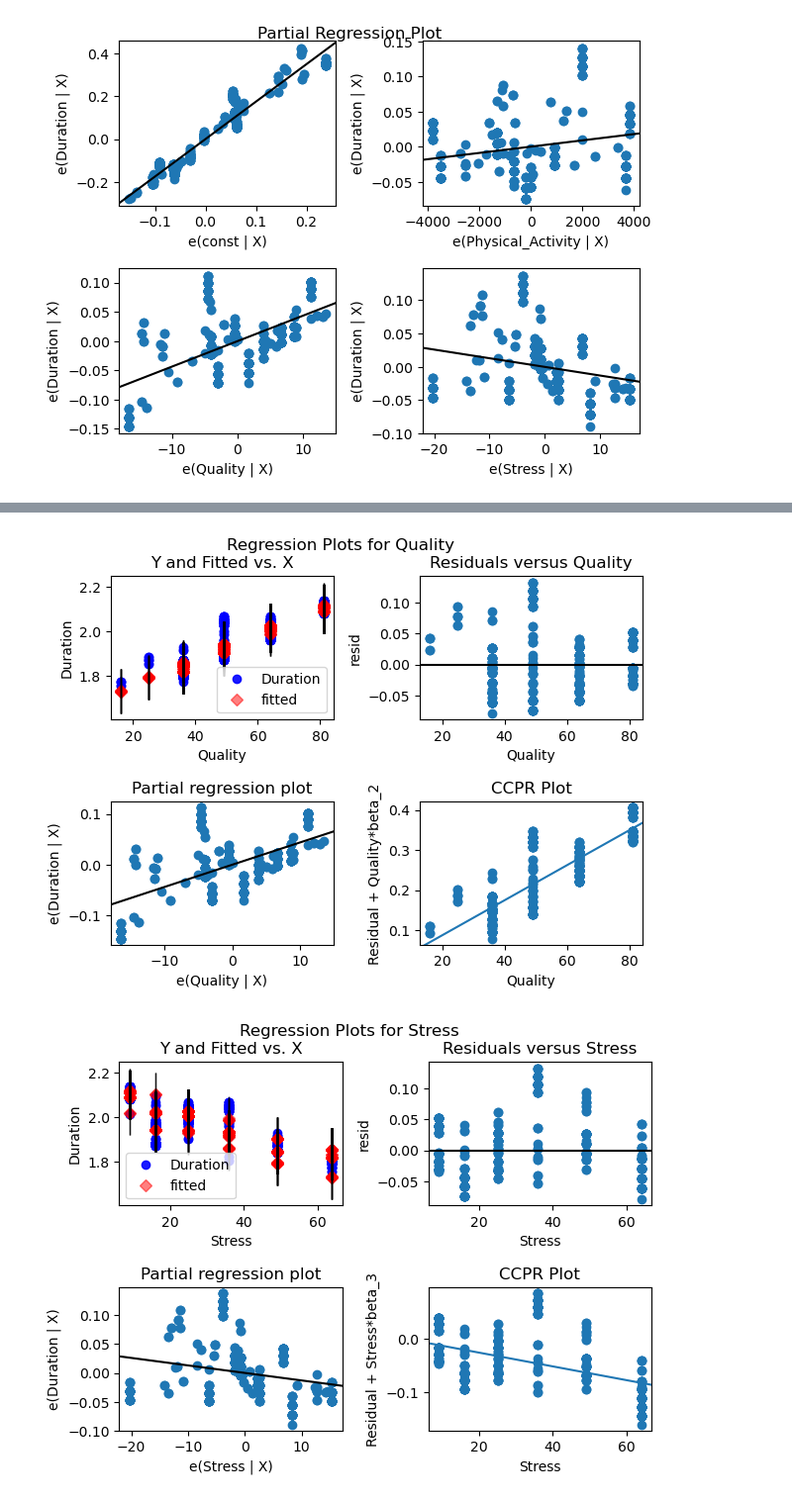
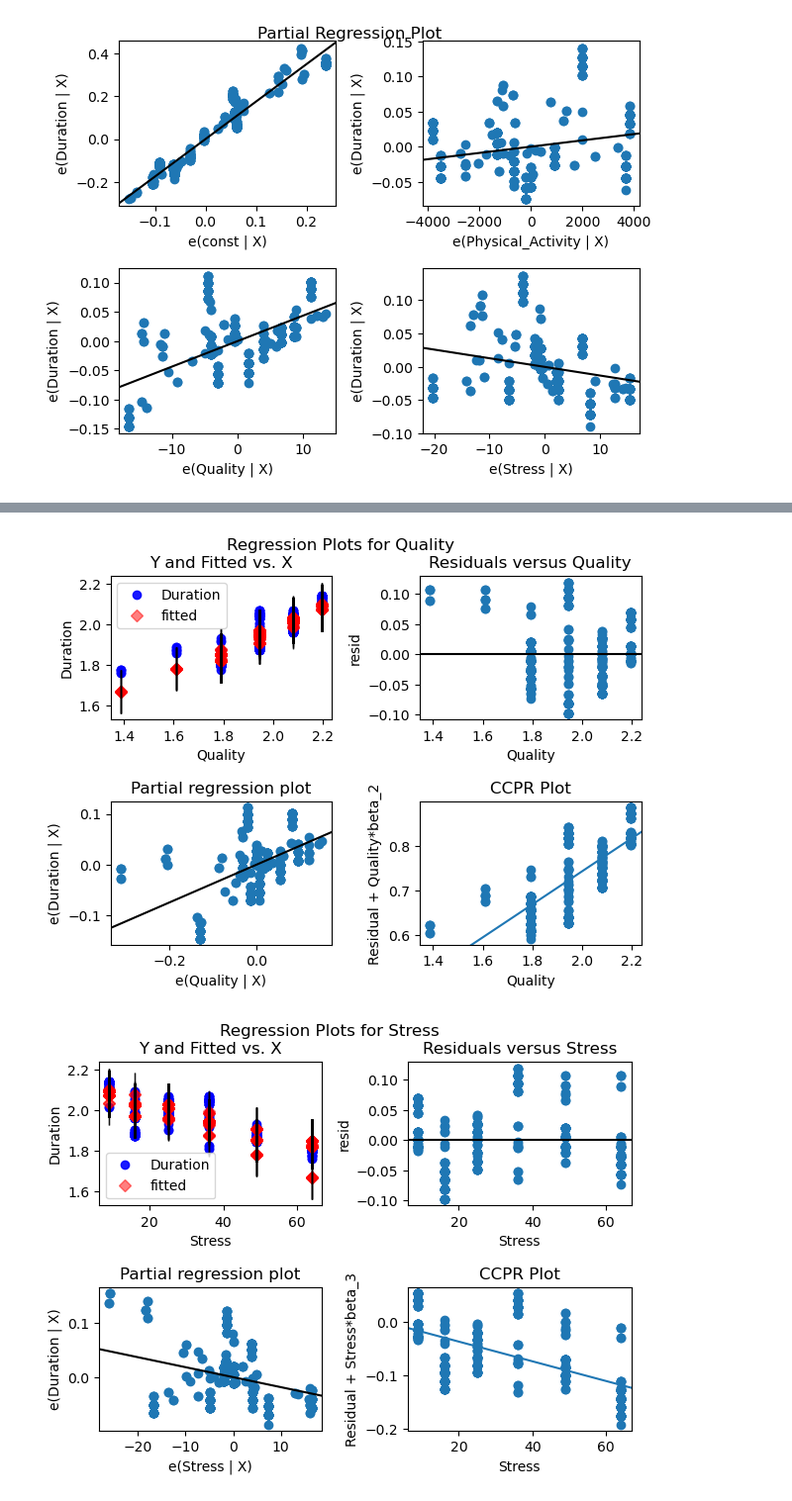
Before and after one commit to eric-y33/Math360-MAGC3, a Jupyter notebook: Transformations.ipynb, the cells around one changed output, grey strips where cells are left out. Shown: that part at 99% size. Saved outputs shown, nothing was run; the diff lists cells and outputs as text; code cells hidden in the pictures.

Commit message:
plot alternative model

```diff
--- a/Transformations.ipynb
+++ b/Transformations.ipynb
@@ -143,0 +146,12 @@ print(reg.rsquared_adj)
+# %%
+sleepTransformed = sleep.copy()
+sleepTransformed['Physical_Activity'] = (sleepTransformed['Physical_Activity'])**2
+sleepTransformed['Quality'] = np.log(sleepTransformed['Quality'])
+sleepTransformed['Stress'] = (sleepTransformed['Stress'])**2
+sleepTransformed['Duration'] = np.log(sleepTransformed['Duration'])
+X = sleepTransformed[['Physical_Activity','Quality','Stress']]
+Y = sleepTransformed['Duration']
+X = sm.add_constant(X)
+reg_quality_log = sm.OLS(Y, X).fit()
+# print(reg.summary())
+print(reg_quality_log.rsquared_adj)
@@ -149,12 +165,12 @@ plt.show()
 # %% [output]
 [figure]
 # %%
-sm.graphics.plot_regress_exog(reg,'Physical_Activity')
+sm.graphics.plot_regress_exog(reg_quality_log,'Physical_Activity')
 plt.show()
 
-sm.graphics.plot_regress_exog(reg,'Quality')
+sm.graphics.plot_regress_exog(reg_quality_log,'Quality')
 plt.show()
 
-sm.graphics.plot_regress_exog(reg,'Stress')
+sm.graphics.plot_regress_exog(reg_quality_log,'Stress')
 plt.show()
 # %% [output]
@@ -162,3 +178,3 @@ plt.show()
-[figure, old version]
+[figure, new version]
-[figure, old version]
+[figure, new version]
 # %%
```
Also changed, not shown: parts of 7 cells of this notebook.
